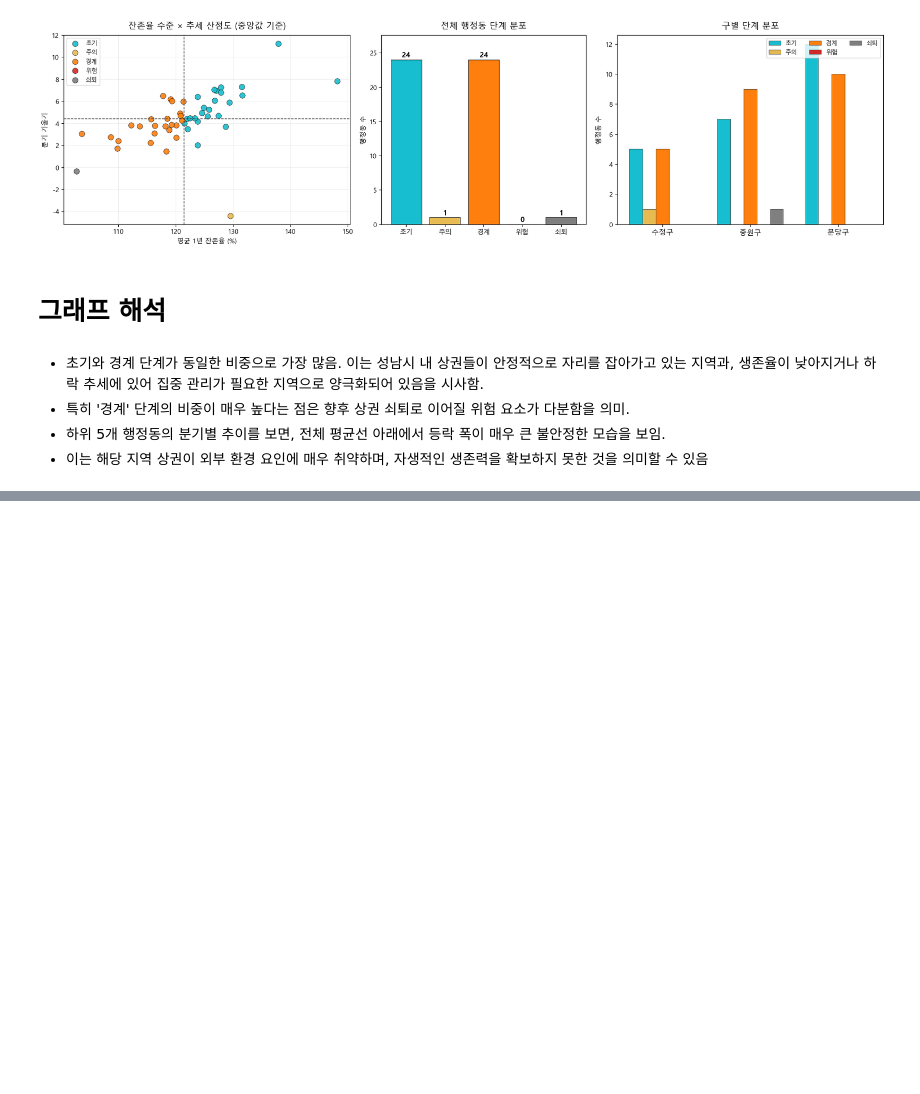
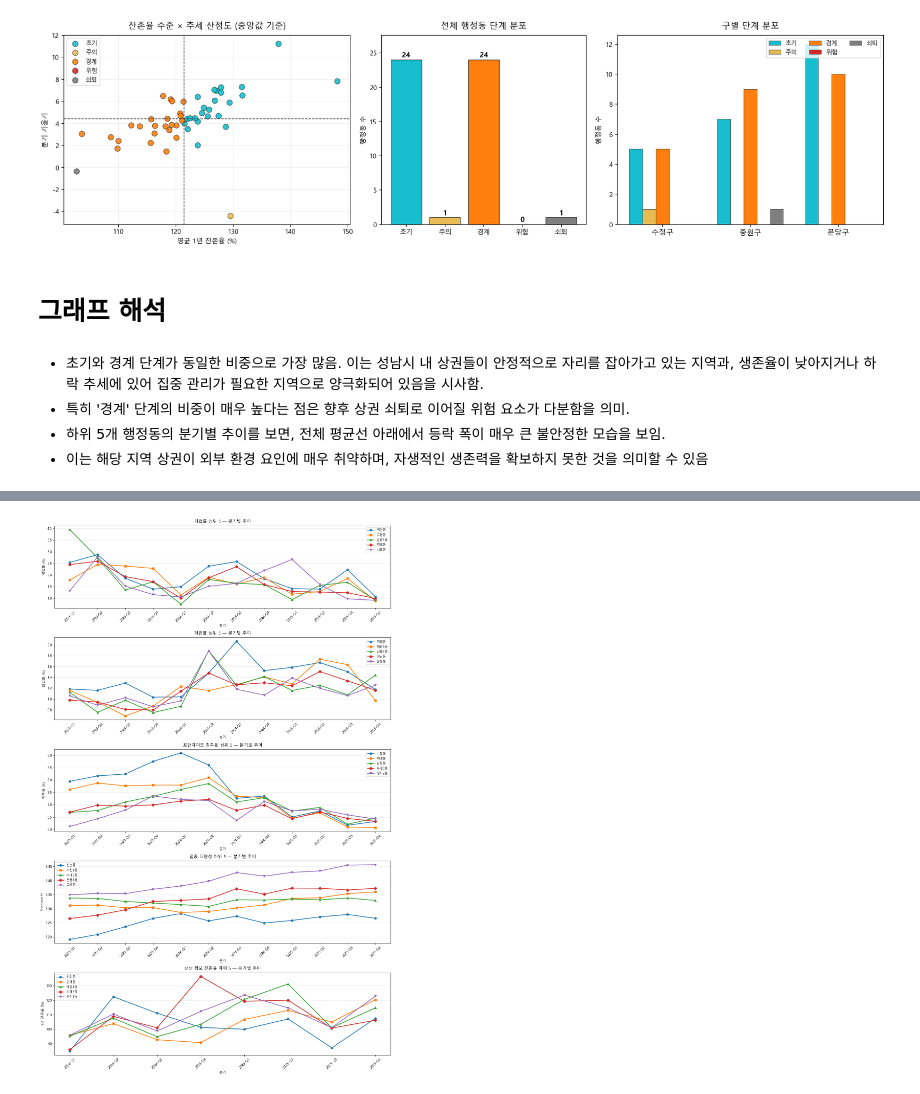
Before and after one commit to bulsajo1/final_project, a Jupyter notebook: Geunsu/EDA_가맹점.ipynb, the cells around one changed output, grey strips where cells are left out. Cells and saved outputs as stored; diff of their text form; code cells hidden in the pictures; blank space fills up the shorter version.

```diff
--- a/Geunsu/EDA_가맹점.ipynb
+++ b/Geunsu/EDA_가맹점.ipynb
@@ -486,11 +486,11 @@ markers = ["o", "s", "^", "D", "v"]
 
 fig, ax = plt.subplots(figsize=(14, 6))
 
-for i, dong in enumerate(top5):
-    grp = top5_data[top5_data["행정동명"] == dong].sort_values("분기")
+for i, dong_name in enumerate(top5):
+    grp = top5_data[top5_data["행정동명"] == dong_name].sort_values("분기")
     gu = grp["구명"].iloc[0]
-    avg = pivot_q.loc[pivot_q.index.get_level_values("행정동명") == dong, "평균침투율"].values[0]
-    label = f"{dong} (평균 {avg:.1f}%)"
+    avg = pivot_q.loc[pivot_q.index.get_level_values("행정동명") == dong_name, "평균침투율"].values[0]
+    label = f"{dong_name} (평균 {avg:.1f}%)"
     ax.plot(
         grp["분기"].astype(str), grp["침투율"],
         marker=markers[i], linewidth=2, markersize=6,
@@ -1315,0 +1320,73 @@ plt.show()
+# %%
+import numpy as np
+import matplotlib.pyplot as plt
+
+# ── 분기별 데이터 재구성 (자기완결) ──────────────────────────────
+df_eda["분기"] = df_eda["year"].astype(str) + "-Q" + df_eda["quarter"].astype(str)
+quarter_order = sorted(df_eda["분기"].unique())
+
+# 1) 개·폐업률 분기별
+oc_q = (
+    df_eda.groupby(["행정동명", "분기"])[["open_cnt", "close_cnt", "mer_cnt"]]
+    .sum().reset_index()
+)
+oc_q["개업률"] = oc_q["open_cnt"] / oc_q["mer_cnt"] * 100
+oc_q["폐업률"] = oc_q["close_cnt"] / oc_q["mer_cnt"] * 100
+
+top_open  = oc_q.groupby("행정동명")["개업률"].mean().nlargest(5).index.tolist()
+top_close = oc_q.groupby("행정동명")["폐업률"].mean().nlargest(5).index.tolist()
+
+# 2) 프랜차이즈 침투율 (pivot_q 재활용 가능하지만 안전하게 재계산)
+fran_q = (
+    df_eda.groupby(["행정동명", "분기"])[["fran_cnt", "mer_cnt"]]
+    .sum().reset_index()
+)
+fran_q["침투율"] = fran_q["fran_cnt"] / fran_q["mer_cnt"] * 100
+top_fran = fran_q.groupby("행정동명")["침투율"].mean().nlargest(5).index.tolist()
+
+# 3) 업종 다양성 (div_h 사용)
+top_div_low = div_h.groupby("행정동명")["다양성지수"].mean().nsmallest(5).index.tolist()
+
+# 4) 잔존율 (pivot_surv 사용)
+top_surv_low = (
+    pivot_surv.dropna(subset=["평균잔존율"])
+    .head(5).index.get_level_values("행정동명").tolist()
+)
+
+charts = [
+    ("개업률 상위 5 — 분기별 추이",        oc_q,    "개업률",     top_open,     "개업률 (%)"),
+    ("폐업률 상위 5 — 분기별 추이",        oc_q,    "폐업률",     top_close,    "폐업률 (%)"),
+    ("프랜차이즈 침투율 상위 5 — 분기별 추이", fran_q,  "침투율",     top_fran,     "침투율 (%)"),
+    ("업종 다양성 하위 5 — 분기별 추이",    div_h,   "다양성지수", top_div_low,  "Shannon H"),
+    ("신생 점포 잔존율 하위 5 — 분기별 추이", None,   "잔존율",     top_surv_low, "1년 잔존율 (%)"),
+]
+
+fig, axes = plt.subplots(5, 1, figsize=(14, 22))
+markers = ["o", "s", "^", "D", "v"]
+
+for ax, (title, src, ycol, names, ylabel) in zip(axes, charts):
+    if ycol == "잔존율":
+        # pivot_surv를 long으로 변환
+        ps = pivot_surv.drop(columns=["평균잔존율"], errors="ignore")
+        for i, name in enumerate(names):
+            row = ps[ps.index.get_level_values("행정동명") == name]
+            if row.empty: continue
+            ys = row.iloc[0]
+            xs = [str(c) for c in ys.index]
+            ax.plot(xs, ys.values, marker=markers[i], linewidth=2, markersize=6, label=name)
+    else:
+        for i, name in enumerate(names):
+            grp = src[src["행정동명"] == name].sort_values("분기")
+            ax.plot(grp["분기"].astype(str), grp[ycol],
+                    marker=markers[i], linewidth=2, markersize=6, label=name)
+    ax.set_title(title, fontsize=12, pad=8)
+    ax.set_xlabel("분기")
+    ax.set_ylabel(ylabel)
+    ax.tick_params(axis="x", rotation=45)
+    ax.grid(axis="y", alpha=0.3)
+    ax.legend(fontsize=9, loc="best")
+
+plt.tight_layout()
+plt.show()
+# %% [output]
+[figure, added]
```
Also changed, not shown: parts of 8 cells of this notebook.
